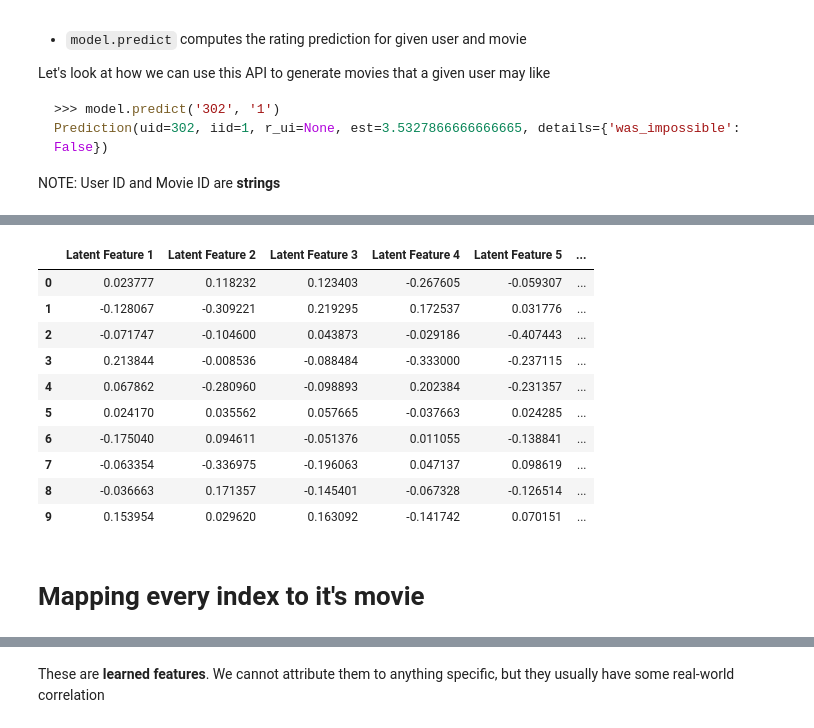
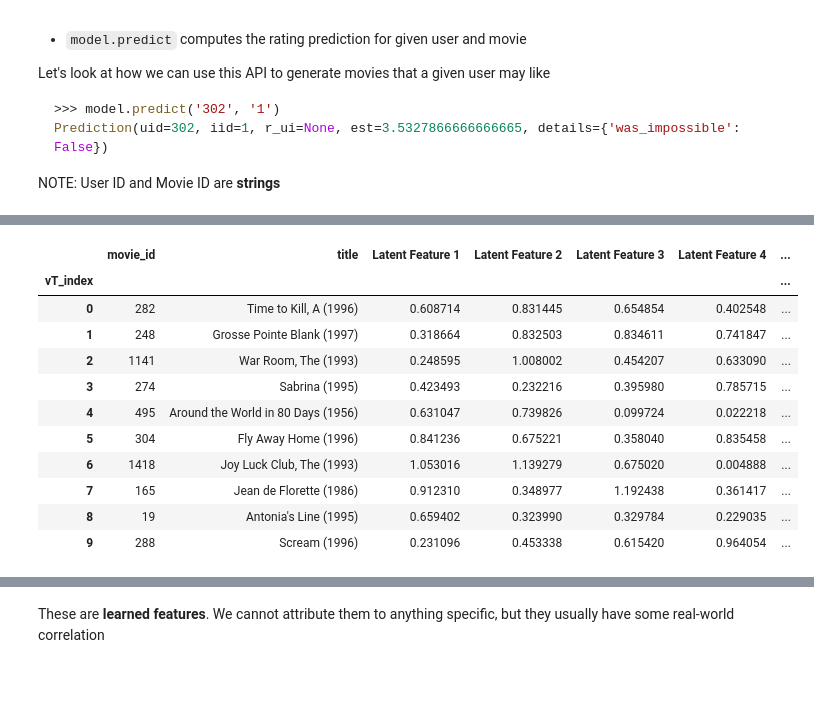
Before and after one commit to PirosB3/PyConUS2018, a Jupyter notebook: Talk-Copy1.ipynb, the cells around one changed output, grey strips where cells are left out. Drawn from its saved outputs; the diff is of its cells as text; code cells hidden in the pictures; blank space fills up the shorter version.

Commit message:
added new data

```diff
--- a/Talk-Copy1.ipynb
+++ b/Talk-Copy1.ipynb
@@ -127,7 +130,7 @@ On average, people really LOVE toy story! and I don't blame them!
 
 Let's take the **interactions** between the Users and Movies, and generate **latent features**
 # %%
-from surprise import SVD
+from surprise import SVD, NMF
 from surprise import Dataset
 from surprise.model_selection import cross_validate, train_test_split
 
@@ -135,6 +138,6 @@ from surprise.model_selection import cross_validate, train_test_split
 data = Dataset.load_builtin('ml-100k')
 trainset, testset = train_test_split(data, test_size=.25)
 
-model = SVD(n_factors=10)
+model = NMF(n_factors=10, biased=False)
 model.fit(trainset)
 # %% [output]
@@ -212,18 +223,27 @@ Let's take a look at the vectors for every movies
 # %%
-# pd.DataFrame(list(model.trainset._raw2inner_id_items.items()), columns=['movie_id', 'features_idx'])
+# Create a DataFrame that maps product matrix row index to movie
+movie_to_product_matrix = pd.DataFrame(
+    list(model.trainset._raw2inner_id_items.items()
+), columns=['movie_id', 'vT_index'], dtype=int).set_index('movie_id', drop=False)
+
+# Join the newly created dataframe with the movie dataset
+mapping_matrix_with_title = movie_to_product_matrix.join(movie_data['title'])
+
+# Create a dataframe containing latent features, and join it to the remaining dataset
 latent_features = pd.DataFrame(model.qi, columns=[f"Latent Feature {k}" for k in range(1, 11)])
-latent_features.head(10)
+mapping_matrix_with_title_and_features = mapping_matrix_with_title.set_index('vT_index').join(latent_features)
+
+mapping_matrix_with_title_and_features.head(10)
 # %% [output]
-|  | Latent Feature 1 | Latent Feature 2 | Latent Feature 3 | Latent Feature 4 | Latent Feature 5 | ... |
-| 0 | 0.023777 | 0.118232 | 0.123403 | -0.267605 | -0.059307 | ... |
-| 1 | -0.128067 | -0.309221 | 0.219295 | 0.172537 | 0.031776 | ... |
-| 2 | -0.071747 | -0.104600 | 0.043873 | -0.029186 | -0.407443 | ... |
-| 3 | 0.213844 | -0.008536 | -0.088484 | -0.333000 | -0.237115 | ... |
-| 4 | 0.067862 | -0.280960 | -0.098893 | 0.202384 | -0.231357 | ... |
-| 5 | 0.024170 | 0.035562 | 0.057665 | -0.037663 | 0.024285 | ... |
-| 6 | -0.175040 | 0.094611 | -0.051376 | 0.011055 | -0.138841 | ... |
-| 7 | -0.063354 | -0.336975 | -0.196063 | 0.047137 | 0.098619 | ... |
-| 8 | -0.036663 | 0.171357 | -0.145401 | -0.067328 | -0.126514 | ... |
-| 9 | 0.153954 | 0.029620 | 0.163092 | -0.141742 | 0.070151 | ... |
+|  | movie_id | title | Latent Feature 1 | Latent Feature 2 | Latent Feature 3 | Latent Feature 4 | ... |
+| vT_index |  |  |  |  |  |  | ... |
+| 0 | 282 | Time to Kill, A (1996) | 0.608714 | 0.831445 | 0.654854 | 0.402548 | ... |
+| 1 | 248 | Grosse Pointe Blank (1997) | 0.318664 | 0.832503 | 0.834611 | 0.741847 | ... |
+| 2 | 1141 | War Room, The (1993) | 0.248595 | 1.008002 | 0.454207 | 0.633090 | ... |
+| 3 | 274 | Sabrina (1995) | 0.423493 | 0.232216 | 0.395980 | 0.785715 | ... |
+| 4 | 495 | Around the World in 80 Days (1956) | 0.631047 | 0.739826 | 0.099724 | 0.022218 | ... |
+| 5 | 304 | Fly Away Home (1996) | 0.841236 | 0.675221 | 0.358040 | 0.835458 | ... |
+| 6 | 1418 | Joy Luck Club, The (1993) | 1.053016 | 1.139279 | 0.675020 | 0.004888 | ... |
+| 7 | 165 | Jean de Florette (1986) | 0.912310 | 0.348977 | 1.192438 | 0.361417 | ... |
+| 8 | 19 | Antonia's Line (1995) | 0.659402 | 0.323990 | 0.329784 | 0.229035 | ... |
+| 9 | 288 | Scream (1996) | 0.231096 | 0.453338 | 0.615420 | 0.964054 | ... |
-# %% [markdown]
-# Mapping every index to it's movie
```
Also changed, not shown: parts of 9 cells of this notebook.
